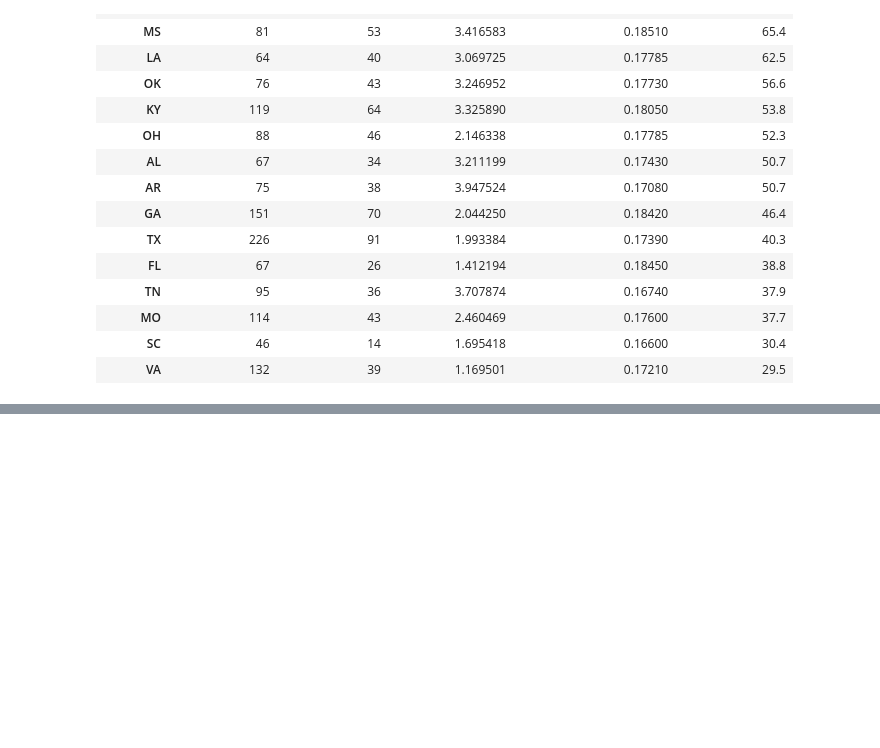
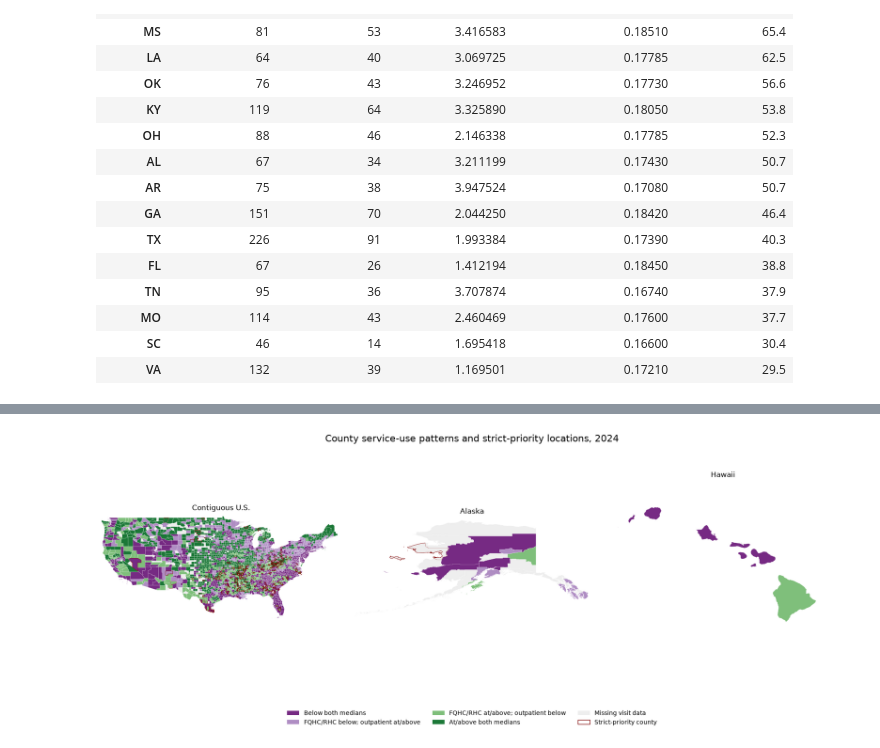
Before and after one commit to jho-code/Portfolio, a Jupyter notebook: projects/healthcare-access/notebooks/04_merge_analysis.ipynb, the cells around one changed output, grey strips where cells are left out. Cells and saved outputs as stored; diff of their text form; code cells hidden in the pictures; blank space fills up the shorter version.

```diff
--- a/projects/healthcare-access/notebooks/04_merge_analysis.ipynb
+++ b/projects/healthcare-access/notebooks/04_merge_analysis.ipynb
@@ -768,0 +824,96 @@ state_profile.sort_values(
+# %%
+fqhc_column = "FQHC_RHC_VISITS_PER_1000_BENES"
+outpatient_column = "OP_VISITS_PER_1000_BENES"
+service_map_cutoffs = score_df[[fqhc_column, outpatient_column]].median()
+service_map_df = score_df.dropna(
+    subset=[fqhc_column, outpatient_column]
+).copy()
+
+service_pattern_labels = [
+    "Below both medians",
+    "FQHC/RHC below; outpatient at/above",
+    "FQHC/RHC at/above; outpatient below",
+    "At/above both medians",
+]
+service_conditions = [
+    service_map_df[fqhc_column].lt(service_map_cutoffs[fqhc_column])
+    & service_map_df[outpatient_column].lt(service_map_cutoffs[outpatient_column]),
+    service_map_df[fqhc_column].lt(service_map_cutoffs[fqhc_column])
+    & service_map_df[outpatient_column].ge(service_map_cutoffs[outpatient_column]),
+    service_map_df[fqhc_column].ge(service_map_cutoffs[fqhc_column])
+    & service_map_df[outpatient_column].lt(service_map_cutoffs[outpatient_column]),
+]
+service_map_df["ServiceUsePattern"] = np.select(
+    service_conditions,
+    service_pattern_labels[:3],
+    default=service_pattern_labels[3],
+)
+service_pattern_colors = {
+    "Below both medians": "#762a83",
+    "FQHC/RHC below; outpatient at/above": "#af8dc3",
+    "FQHC/RHC at/above; outpatient below": "#7fbf7b",
+    "At/above both medians": "#1b7837",
+    "Missing visit data": "#eeeeee",
+}
+service_pattern_by_fips = service_map_df.set_index("CountyFIPS")["ServiceUsePattern"]
+
+fig, axes = plt.subplots(1, 3, figsize=(18, 7))
+for ax, (region, limits) in zip(axes, region_limits.items()):
+    patches = []
+    facecolors = []
+    edge_colors = []
+    line_widths = []
+    for vertices, county_fips in region_polygons[region]:
+        patches.append(MapPolygon(vertices, closed=True))
+        pattern = service_pattern_by_fips.get(county_fips, "Missing visit data")
+        facecolors.append(service_pattern_colors[pattern])
+        if county_fips in strict_priority_fips:
+            edge_colors.append("#7f0000")
+            line_widths.append(0.55)
+        else:
+            edge_colors.append("white")
+            line_widths.append(0.15)
+
+    collection = PatchCollection(
+        patches,
+        facecolors=facecolors,
+        edgecolor=edge_colors,
+        linewidth=line_widths,
+    )
+    ax.add_collection(collection)
+    west, east, south, north = limits
+    ax.set_xlim(west, east)
+    ax.set_ylim(south, north)
+    ax.set_aspect("equal", adjustable="box")
+    ax.set_title(region)
+    ax.set_axis_off()
+
+service_map_legend = [
+    Patch(facecolor=service_pattern_colors[label], label=label)
+    for label in service_pattern_labels
+]
+service_map_legend.append(
+    Patch(facecolor=service_pattern_colors["Missing visit data"], label="Missing visit data")
+)
+service_map_legend.append(
+    Patch(facecolor="none", edgecolor="#7f0000", label="Strict-priority county")
+)
+fig.legend(
+    handles=service_map_legend,
+    loc="lower center",
+    ncol=3,
+    frameon=False,
+)
+fig.suptitle("County service-use patterns and strict-priority locations, 2024", fontsize=16)
+fig.subplots_adjust(left=0.02, right=0.98, bottom=0.20, top=0.88, wspace=0.04)
+plt.show()
+
+print(f"Counties mapped by service-use pattern: {len(service_map_df):,}")
+print(
+    service_map_df.groupby(["PriorityTier", "ServiceUsePattern"], observed=True)
+    .size()
+    .unstack(fill_value=0)
+    .reindex(index=priority_tier_order, columns=service_pattern_labels, fill_value=0)
+)
+# %% [output]
+[figure, added]
```
Also changed, not shown: parts of 12 cells of this notebook.
